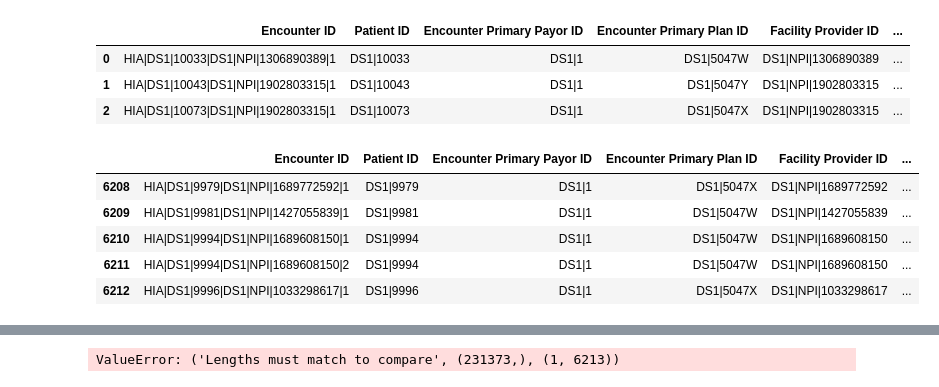
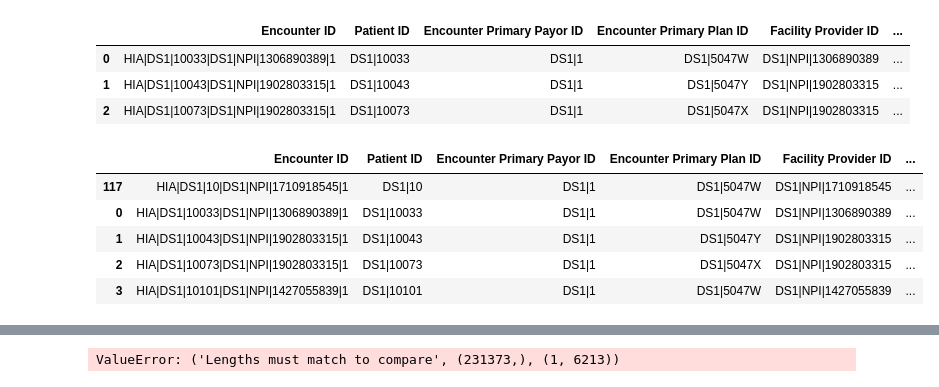
Before and after one commit to Engu12/hospital-readmission_pandas, a Jupyter notebook: hostile.ipynb, the cells around one changed output, grey strips where cells are left out. Drawn from its saved outputs; the diff is of its cells as text; code cells hidden in the pictures.

```diff
--- a/hostile.ipynb
+++ b/hostile.ipynb
@@ -40,12 +40,12 @@ admissions[['Encounter Start Date','Encounter End Date']] = admissions[['Encount
 admit1 = admissions.sort_values(['Patient ID','Encounter Start Date'])
 # %%
 admit1['Readmit30']=admit1.groupby('Patient ID').apply(lambda x : (x['Encounter Start Date'].
-        shift(-1)-x['Encounter End Date']).dt.days.le(30).astype(int)).reset_index(0).drop('Patient ID',1)
-admit1.tail(5)
+        shift(-1)-x['Encounter End Date']).dt.days.between(0,30).astype(int)).reset_index(0).drop('Patient ID',1)
+admit1.head(5)
 # %% [output]
 |  | Encounter ID | Patient ID | Encounter Primary Payor ID | Encounter Primary Plan ID | Facility Provider ID | ... |
-| 6208 | HIA|DS1|9979|DS1|NPI|1689772592|1 | DS1|9979 | DS1|1 | DS1|5047X | DS1|NPI|1689772592 | ... |
-| 6209 | HIA|DS1|9981|DS1|NPI|1427055839|1 | DS1|9981 | DS1|1 | DS1|5047W | DS1|NPI|1427055839 | ... |
-| 6210 | HIA|DS1|9994|DS1|NPI|1689608150|1 | DS1|9994 | DS1|1 | DS1|5047W | DS1|NPI|1689608150 | ... |
-| 6211 | HIA|DS1|9994|DS1|NPI|1689608150|2 | DS1|9994 | DS1|1 | DS1|5047W | DS1|NPI|1689608150 | ... |
-| 6212 | HIA|DS1|9996|DS1|NPI|1033298617|1 | DS1|9996 | DS1|1 | DS1|5047X | DS1|NPI|1033298617 | ... |
+| 117 | HIA|DS1|10|DS1|NPI|1710918545|1 | DS1|10 | DS1|1 | DS1|5047W | DS1|NPI|1710918545 | ... |
+| 0 | HIA|DS1|10033|DS1|NPI|1306890389|1 | DS1|10033 | DS1|1 | DS1|5047W | DS1|NPI|1306890389 | ... |
+| 1 | HIA|DS1|10043|DS1|NPI|1902803315|1 | DS1|10043 | DS1|1 | DS1|5047Y | DS1|NPI|1902803315 | ... |
+| 2 | HIA|DS1|10073|DS1|NPI|1902803315|1 | DS1|10073 | DS1|1 | DS1|5047X | DS1|NPI|1902803315 | ... |
+| 3 | HIA|DS1|10101|DS1|NPI|1427055839|1 | DS1|10101 | DS1|1 | DS1|5047W | DS1|NPI|1427055839 | ... |
```
Also changed, not shown: parts of 8 cells of this notebook.
